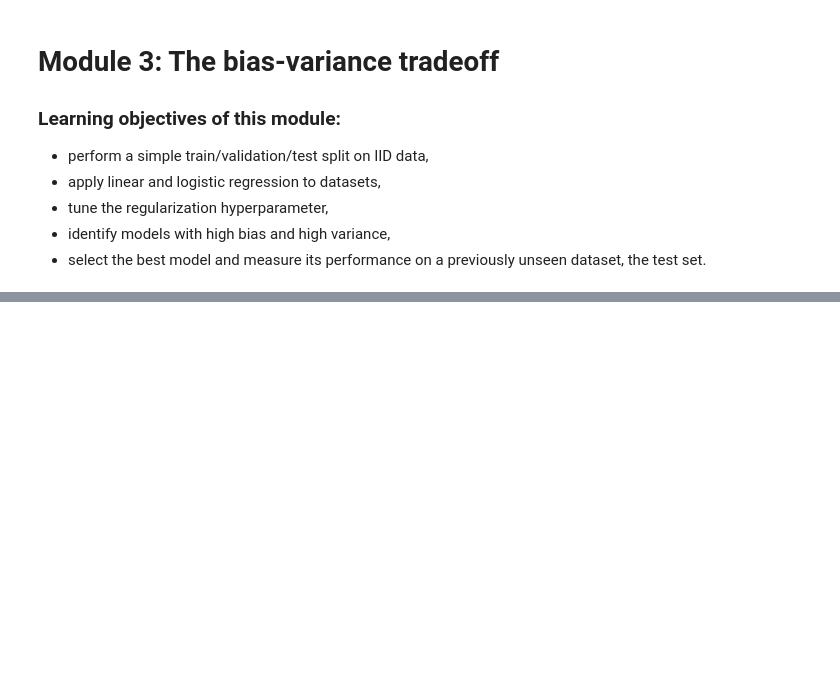
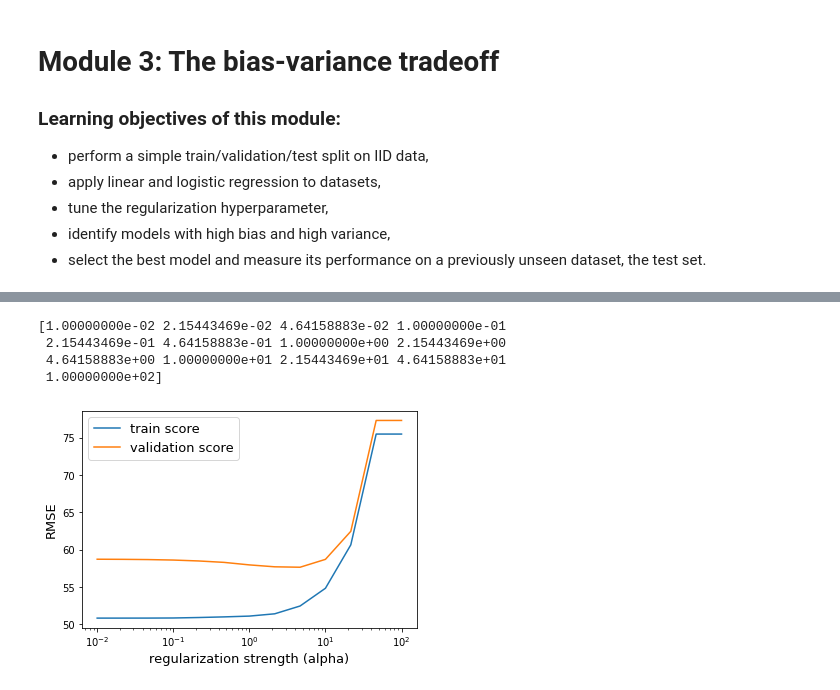
Before and after one commit to azsom/Supervised-Learning, a Jupyter notebook: part1 - intro to ML/intro_to_ML.ipynb, the cells around one changed output, grey strips where cells are left out. Cells and saved outputs as stored; diff of their text form; code cells hidden in the pictures; blank space fills up the shorter version.

```diff
--- a/part1 - intro to ML/intro_to_ML.ipynb
+++ b/part1 - intro to ML/intro_to_ML.ipynb
@@ -267,0 +316,18 @@ plt.show()
+# %%
+# STEP 3: preprocess the data
+from sklearn.preprocessing import StandardScaler
+
+scaler = StandardScaler() # initialize the scaler
+
+X_train_prep = scaler.fit_transform(X_train)
+X_val_prep = scaler.transform(X_val)
+X_test_prep = scaler.transform(X_test)
+
+# the _prep objects are now numpy arrays
+# let's verify that all feature means are 0 and stds are 1
+print(np.mean(X_train_prep,axis=0))
+print(np.std(X_train_prep,axis=0))
+print(np.mean(X_val_prep,axis=0)) # not exactly 0
+print(np.std(X_val_prep,axis=0)) # not exactly 1
+print(np.mean(X_test_prep,axis=0)) # not exactly 0
+print(np.std(X_test_prep,axis=0)) # not exactly 1
@@ -267,0 +352,47 @@ plt.show()
+# %%
+# STEP 4:
+# train linear regression models
+# tune the regularization parameter
+# calculate and visualize train and validation scores
+# select the model that performs best on the validation set
+# calculate the generalization error using the test set
+
+from sklearn.linear_model import Lasso
+from sklearn.metrics import mean_squared_error
+
+alphas = np.logspace(-2,2,13)
+print(alphas)
+
+train_scores = []
+val_scores = []
+models = []
+for alpha in alphas:
+    # initialize the model
+    linreg = Lasso(alpha=alpha)
+    # fit it to the training set
+    linreg.fit(X_train_prep,y_train)
+    # save the model
+    models.append(linreg)
+    # calculate and save train score
+    y_train_pred = linreg.predict(X_train_prep)
+    train_score = mean_squared_error(y_train,y_train_pred,squared=False)
+    train_scores.append(train_score)
+    # calculate and save val score
+    y_val_pred = linreg.predict(X_val_prep)
+    val_score = mean_squared_error(y_val,y_val_pred,squared=False)
+    val_scores.append(val_score)
+
+# let's visualize the train and validation scores
+plt.plot(alphas,train_scores,label='train score')
+plt.plot(alphas,val_scores,label='validation score')
+plt.xlabel('regularization strength (alpha)',fontsize=13)
+plt.ylabel('RMSE',fontsize=13)
+plt.semilogx()
+plt.legend(fontsize=13)
+plt.show()
+# %% [output]
+[1.00000000e-02 2.15443469e-02 4.64158883e-02 1.00000000e-01
+ 2.15443469e-01 4.64158883e-01 1.00000000e+00 2.15443469e+00
+ 4.64158883e+00 1.00000000e+01 2.15443469e+01 4.64158883e+01
+ 1.00000000e+02]
+[figure, added]
```
Also changed, not shown: parts of 7 cells of this notebook, 1 other file.
